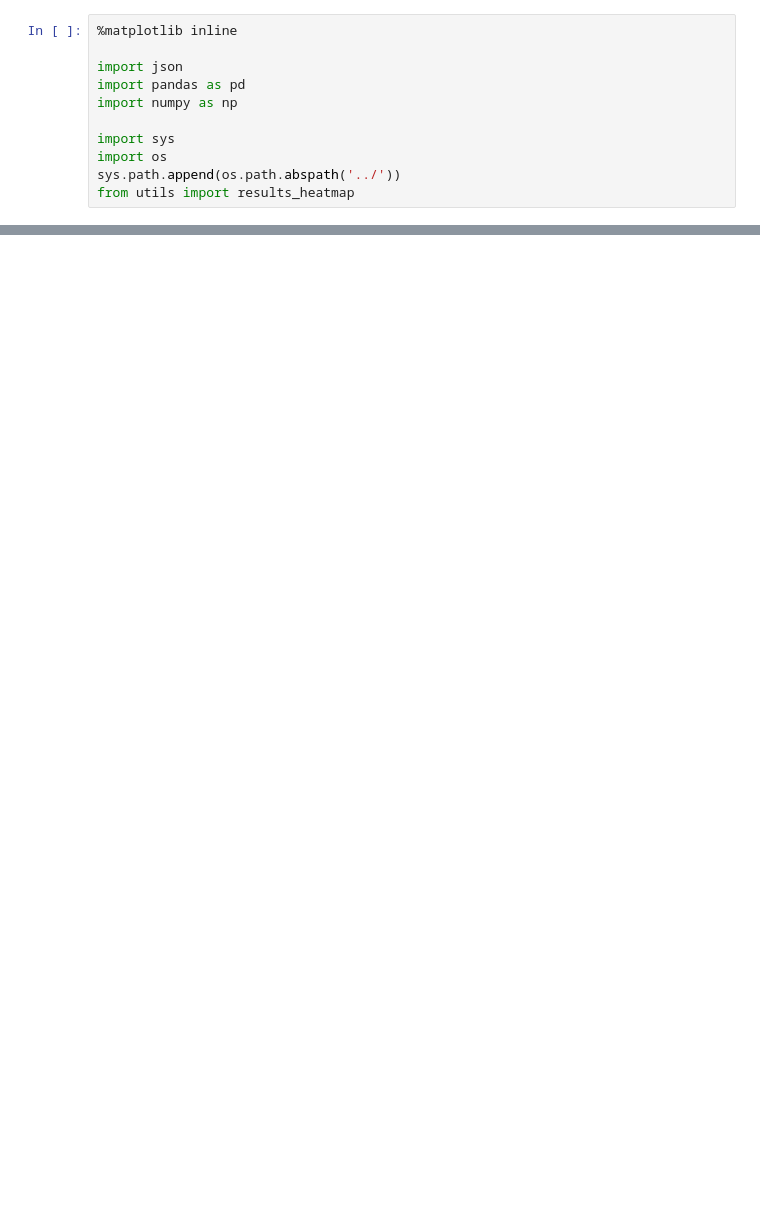
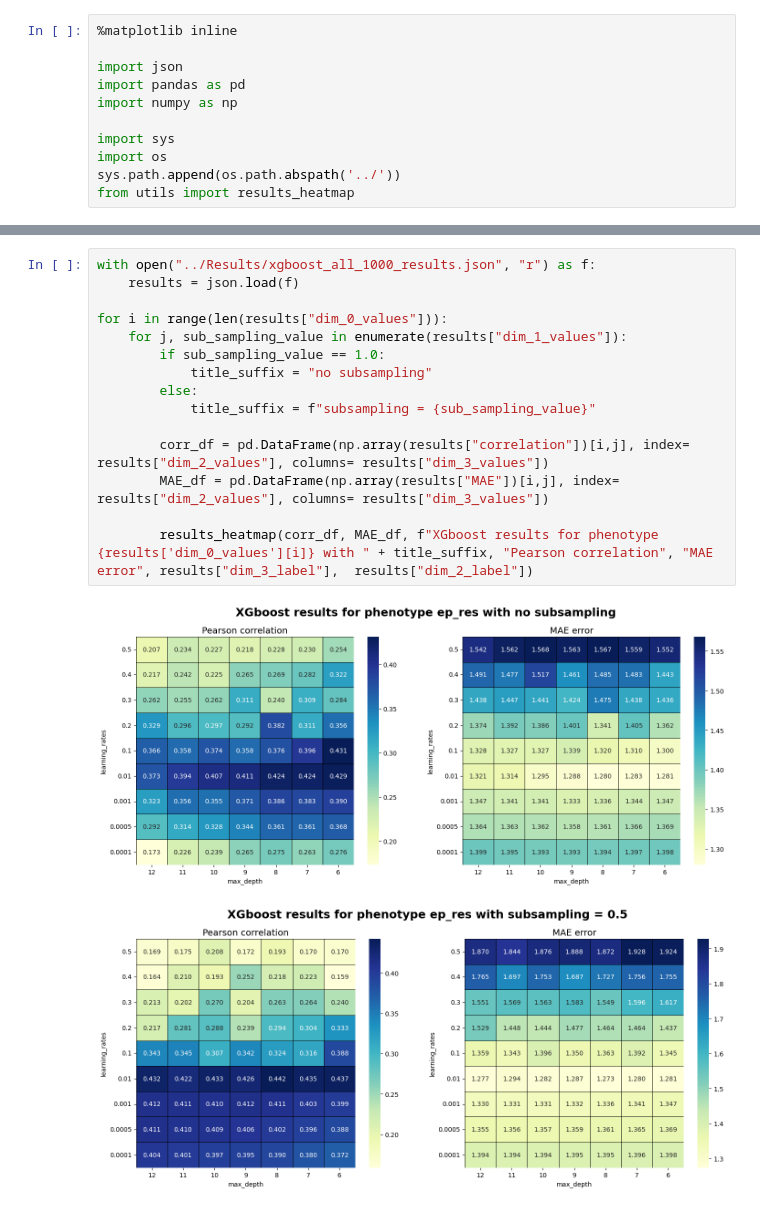
Before and after one commit to Florent-Hervers/master-thesis-code, a Jupyter notebook: Analysis notebooks/results_analysis_xgboost.ipynb, the cells around one changed output, grey strips where cells are left out. Drawn from its saved outputs; the diff is of its cells as text; blank space fills up the shorter version.

```diff
--- a/Analysis notebooks/results_analysis_xgboost.ipynb
+++ b/Analysis notebooks/results_analysis_xgboost.ipynb
@@ -35,0 +44,18 @@ for i in range(len(results["dim_0_values"])):
+# %%
+with open("../Results/xgboost_all_1000_results.json", "r") as f:
+    results = json.load(f)
+
+for i in range(len(results["dim_0_values"])):
+    for j, sub_sampling_value in enumerate(results["dim_1_values"]):
+        if sub_sampling_value == 1.0:
+            title_suffix = "no subsampling"
+        else:
+            title_suffix = f"subsampling = {sub_sampling_value}"
+
+        corr_df = pd.DataFrame(np.array(results["correlation"])[i,j], index= results["dim_2_values"], columns= results["dim_3_values"])
+        MAE_df = pd.DataFrame(np.array(results["MAE"])[i,j], index= results["dim_2_values"], columns= results["dim_3_values"])
+
+        results_heatmap(corr_df, MAE_df, f"XGboost results for phenotype {results['dim_0_values'][i]} with " + title_suffix, "Pearson correlation", "MAE error", results["dim_3_label"],  results["dim_2_label"])
+# %% [output]
+[figure, added]
+[figure, added]
```
Also changed, not shown: parts of 4 cells of this notebook, 5 other files.
